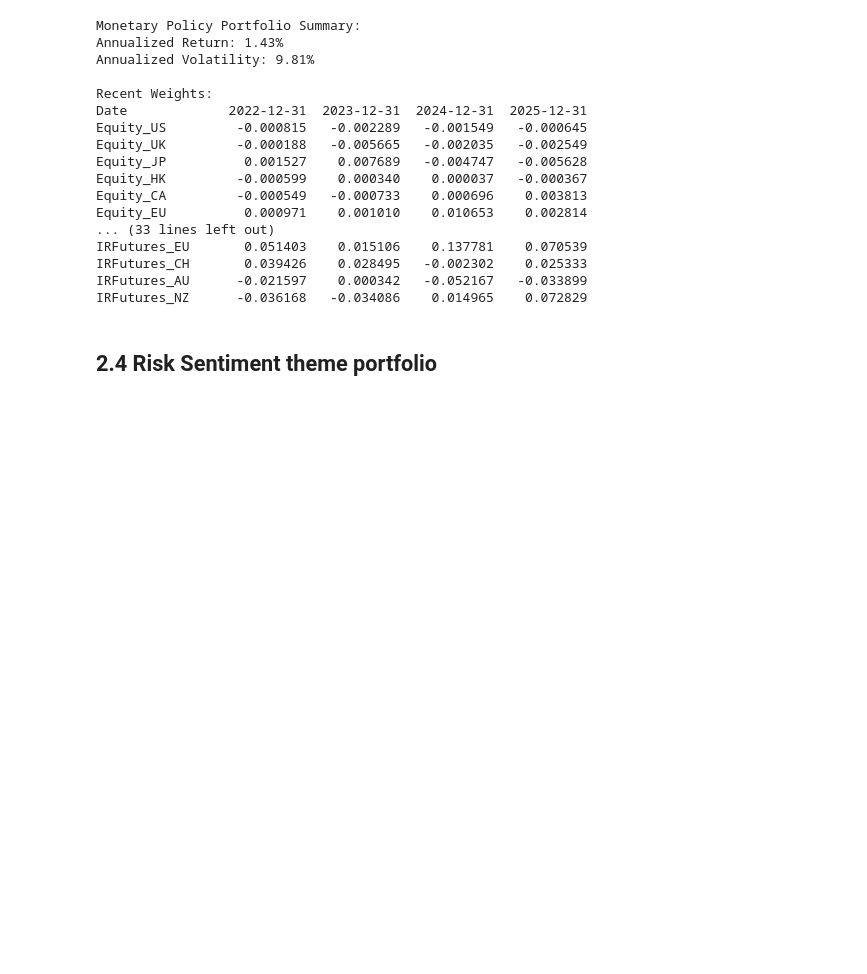
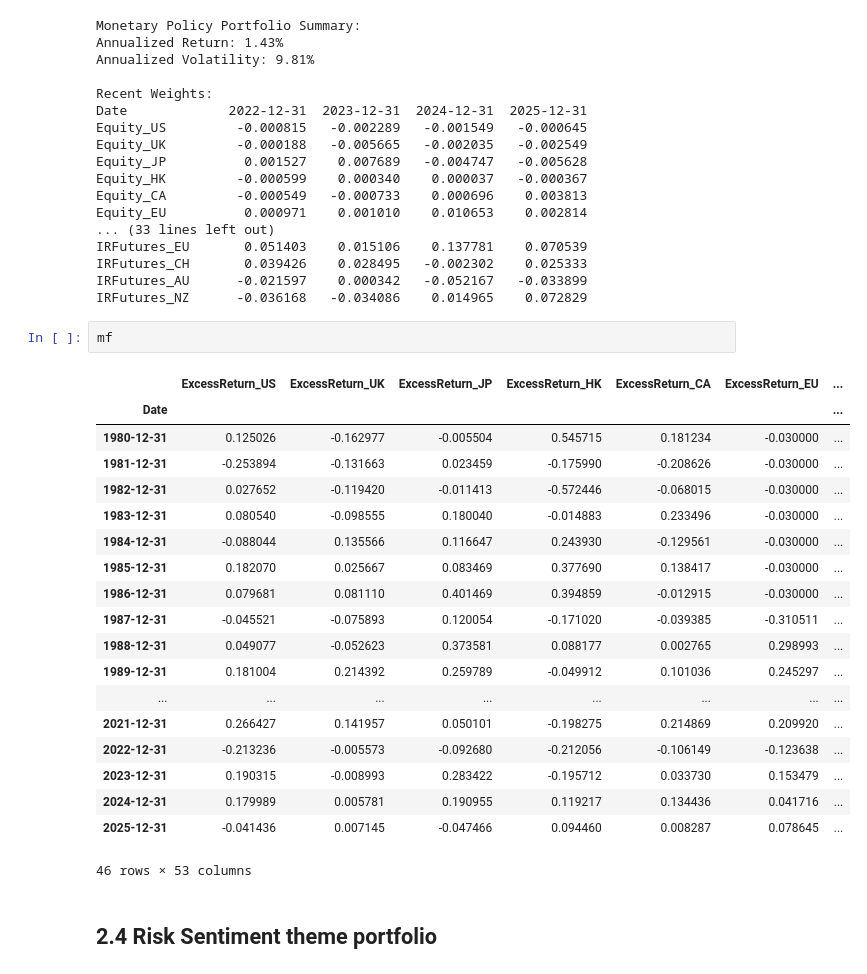
Before and after one commit to moyuanchen/AQMS_GP, a Jupyter notebook: Macro Momentum_v3.ipynb, the cells around one changed output. Saved outputs shown, nothing was run; the diff lists cells and outputs as text; blank space fills up the shorter version.

```diff
--- a/Macro Momentum_v3.ipynb
+++ b/Macro Momentum_v3.ipynb
@@ -1153,6 +1163,28 @@ IRFutures_EU       0.051403    0.015106    0.137781    0.070539
 IRFutures_CH       0.039426    0.028495   -0.002302    0.025333
 IRFutures_AU      -0.021597    0.000342   -0.052167   -0.033899
 IRFutures_NZ      -0.036168   -0.034086    0.014965    0.072829
+# %%
+mf
+# %% [output]
+|  | ExcessReturn_US | ExcessReturn_UK | ExcessReturn_JP | ExcessReturn_HK | ExcessReturn_CA | ExcessReturn_EU | ... |
+| Date |  |  |  |  |  |  | ... |
+| 1980-12-31 | 0.125026 | -0.162977 | -0.005504 | 0.545715 | 0.181234 | -0.030000 | ... |
+| 1981-12-31 | -0.253894 | -0.131663 | 0.023459 | -0.175990 | -0.208626 | -0.030000 | ... |
+| 1982-12-31 | 0.027652 | -0.119420 | -0.011413 | -0.572446 | -0.068015 | -0.030000 | ... |
+| 1983-12-31 | 0.080540 | -0.098555 | 0.180040 | -0.014883 | 0.233496 | -0.030000 | ... |
+| 1984-12-31 | -0.088044 | 0.135566 | 0.116647 | 0.243930 | -0.129561 | -0.030000 | ... |
+| 1985-12-31 | 0.182070 | 0.025667 | 0.083469 | 0.377690 | 0.138417 | -0.030000 | ... |
+| 1986-12-31 | 0.079681 | 0.081110 | 0.401469 | 0.394859 | -0.012915 | -0.030000 | ... |
+| 1987-12-31 | -0.045521 | -0.075893 | 0.120054 | -0.171020 | -0.039385 | -0.310511 | ... |
+| 1988-12-31 | 0.049077 | -0.052623 | 0.373581 | 0.088177 | 0.002765 | 0.298993 | ... |
+| 1989-12-31 | 0.181004 | 0.214392 | 0.259789 | -0.049912 | 0.101036 | 0.245297 | ... |
+| ... | ... | ... | ... | ... | ... | ... | ... |
+| 2021-12-31 | 0.266427 | 0.141957 | 0.050101 | -0.198275 | 0.214869 | 0.209920 | ... |
+| 2022-12-31 | -0.213236 | -0.005573 | -0.092680 | -0.212056 | -0.106149 | -0.123638 | ... |
+| 2023-12-31 | 0.190315 | -0.008993 | 0.283422 | -0.195712 | 0.033730 | 0.153479 | ... |
+| 2024-12-31 | 0.179989 | 0.005781 | 0.190955 | 0.119217 | 0.134436 | 0.041716 | ... |
+| 2025-12-31 | -0.041436 | 0.007145 | -0.047466 | 0.094460 | 0.008287 | 0.078645 | ... |
+46 rows × 53 columns
 # %% [markdown]
 ## 2.4 Risk Sentiment theme portfolio
 # %%
```
Also changed, not shown: parts of 10 cells of this notebook, 8 other files.
